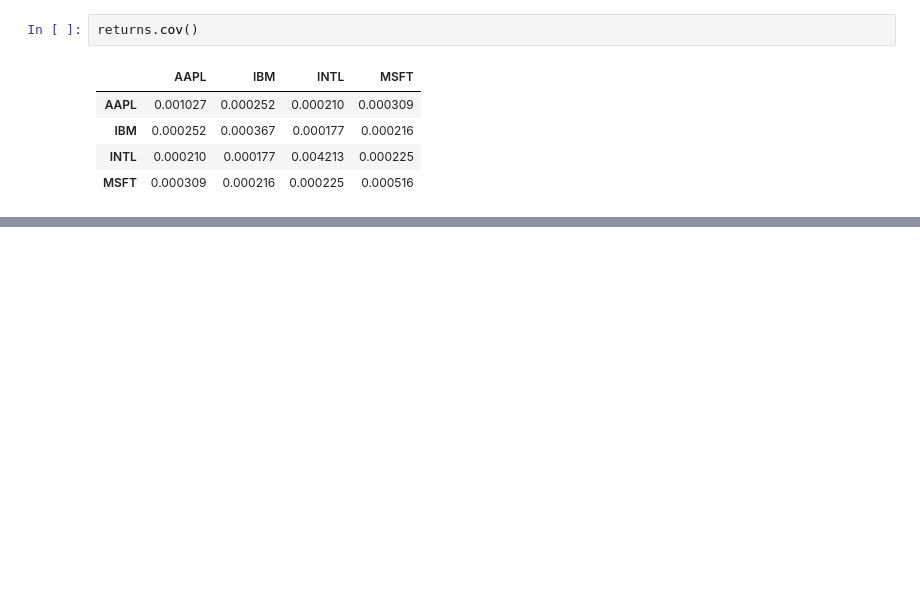
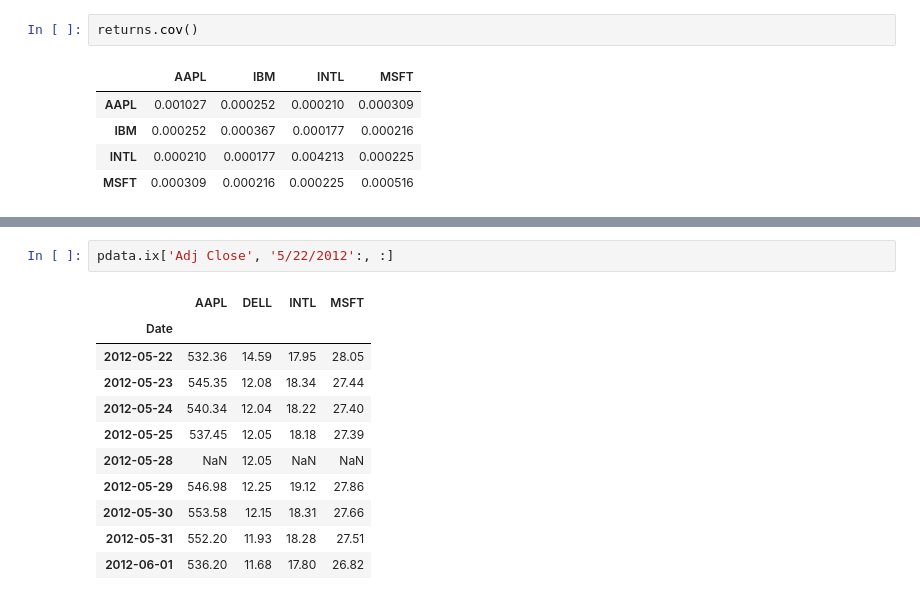
Before and after one commit to ezsi/pydata-book, a Jupyter notebook: Book-pandas.ipynb, the cells around one changed output, grey strips where cells are left out. Saved outputs shown, nothing was run; the diff lists cells and outputs as text; blank space fills up the shorter version.

```diff
--- a/Book-pandas.ipynb
+++ b/Book-pandas.ipynb
@@ -1126,0 +1697,14 @@ returns.cov()
+# %%
+pdata.ix['Adj Close', '5/22/2012':, :]
+# %% [output]
+|  | AAPL | DELL | INTL | MSFT |
+| Date |  |  |  |  |
+| 2012-05-22 | 532.36 | 14.59 | 17.95 | 28.05 |
+| 2012-05-23 | 545.35 | 12.08 | 18.34 | 27.44 |
+| 2012-05-24 | 540.34 | 12.04 | 18.22 | 27.40 |
+| 2012-05-25 | 537.45 | 12.05 | 18.18 | 27.39 |
+| 2012-05-28 | NaN | 12.05 | NaN | NaN |
+| 2012-05-29 | 546.98 | 12.25 | 19.12 | 27.86 |
+| 2012-05-30 | 553.58 | 12.15 | 18.31 | 27.66 |
+| 2012-05-31 | 552.20 | 11.93 | 18.28 | 27.51 |
+| 2012-06-01 | 536.20 | 11.68 | 17.80 | 26.82 |
```
Also changed, not shown: parts of 63 cells of this notebook, 1 other file.
